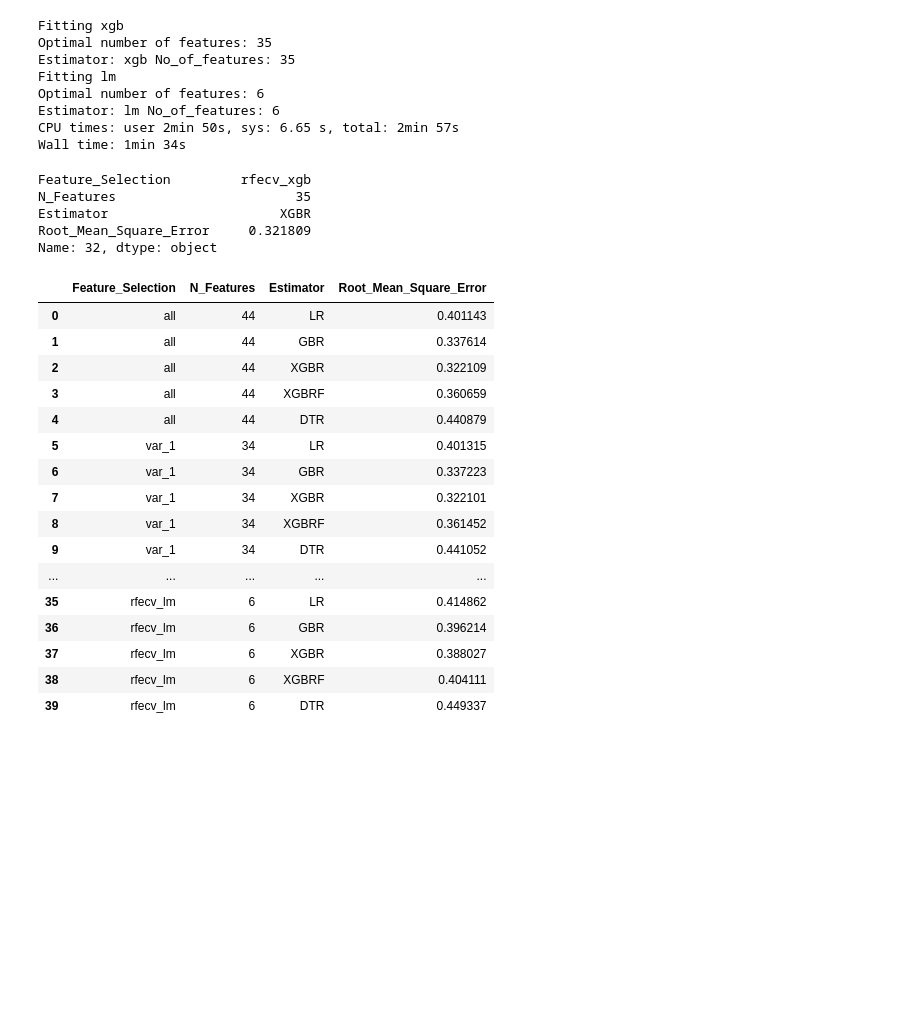
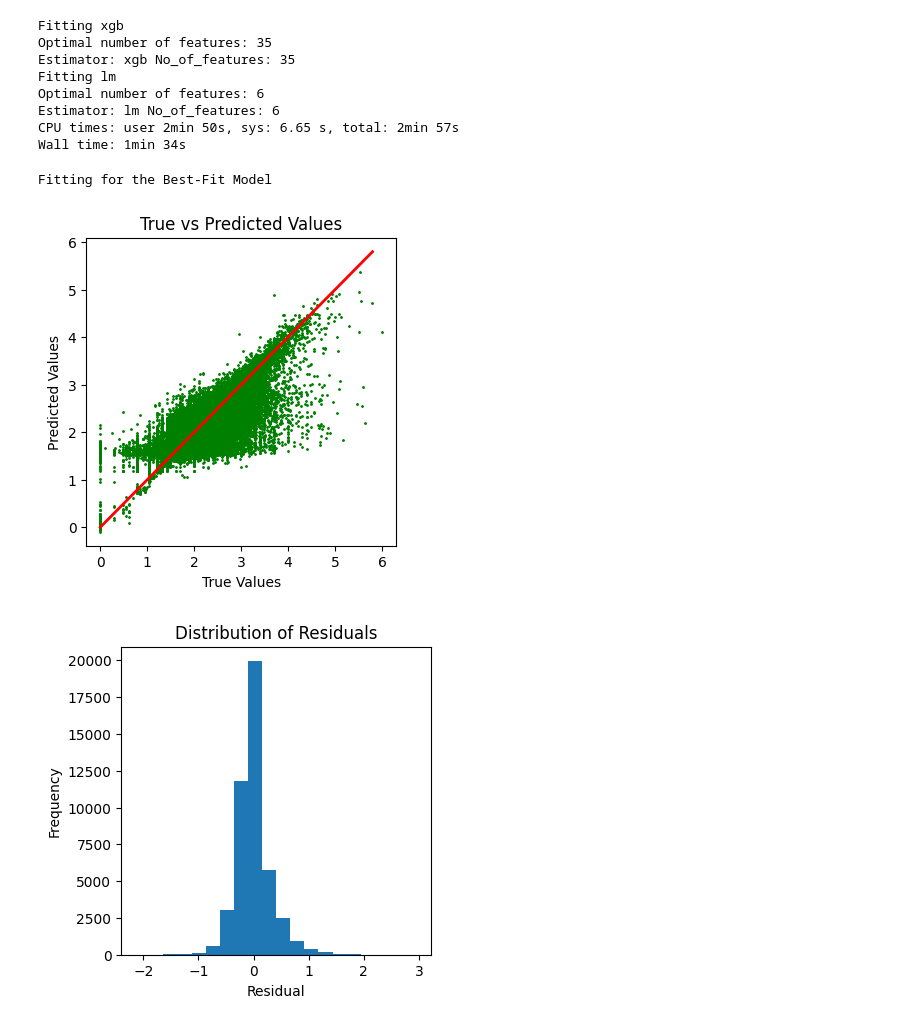
Before and after one commit to rmittalccs/ccs_pred_mod, a Jupyter notebook: ft_nsf.ipynb, the cells around one changed output. Saved outputs shown, nothing was run; the diff lists cells and outputs as text; code cells hidden in the pictures; blank space fills up the shorter version.

Commit message:
ft_nsf.ipynb: added two diagnostic plots

```diff
--- a/ft_nsf.ipynb
+++ b/ft_nsf.ipynb
@@ -429,7 +429,7 @@ if run:
     plt.title("Recursive Feature Elimination \nwith correlated features")
     plt.show()
 # %%
-run = True
+run = False
 if run:
     folds = 5
 
@@ -522,22 +522,23 @@ X = final[cols]
 y = m_giving_logp1
 X_train, X_test, y_train, y_test = train_test_split(X, y, test_size=0.3, random_state=123)
 results = model.fit(X_train, y_train)
+y_pred_train = results.predict(X_train)
+y_pred_test = results.predict(X_test)
+y_pred_all = results.predict(X)
 
 # save
-with open("bestfit_results_%s_%s.pkl" %(best_fit_algo_name, best_fit_feature_type),"wb") as f:
-    pickle.dump(results,f)
-with open("bestfit_model_%s_%s.pkl" %(best_fit_algo_name, best_fit_feature_type),"wb") as f:
-    pickle.dump(model,f)
+save=False
+if save:
+    with open("bestfit_results_%s_%s.pkl" %(best_fit_algo_name, best_fit_feature_type),"wb") as f:
+        pickle.dump(results,f)
+    with open("bestfit_model_%s_%s.pkl" %(best_fit_algo_name, best_fit_feature_type),"wb") as f:
+        pickle.dump(model,f)
+# %% [output]
+Fitting for the Best-Fit Model
 # %%
 #[(key, len(features[key]), key1, model_stats[key][key1]) for key in model_stats.keys() for key1 in model_stats[key].keys()]
-df.sort_values(["Root_Mean_Square_Error"])
+#df.sort_values(["Root_Mean_Square_Error"])
 #df
-# %% [output]
-Feature_Selection         rfecv_xgb
-N_Features                       35
-Estimator                      XGBR
-Root_Mean_Square_Error     0.321809
-Name: 32, dtype: object
 # %%
 run = False
 if run:
@@ -553,23 +554,36 @@ if run:
     results = model.fit(X_train, y_train)
     y_pred = results.predict(X_test)
     rmse = mean_squared_error(y_test, y_pred, squared=False)
-# %%
-df
-# %% [output]
-|  | Feature_Selection | N_Features | Estimator | Root_Mean_Square_Error |
-| 0 | all | 44 | LR | 0.401143 |
-| 1 | all | 44 | GBR | 0.337614 |
-| 2 | all | 44 | XGBR | 0.322109 |
-| 3 | all | 44 | XGBRF | 0.360659 |
-| 4 | all | 44 | DTR | 0.440879 |
-| 5 | var_1 | 34 | LR | 0.401315 |
-| 6 | var_1 | 34 | GBR | 0.337223 |
-| 7 | var_1 | 34 | XGBR | 0.322101 |
-| 8 | var_1 | 34 | XGBRF | 0.361452 |
-| 9 | var_1 | 34 | DTR | 0.441052 |
-| ... | ... | ... | ... | ... |
-| 35 | rfecv_lm | 6 | LR | 0.414862 |
-| 36 | rfecv_lm | 6 | GBR | 0.396214 |
-| 37 | rfecv_lm | 6 | XGBR | 0.388027 |
-| 38 | rfecv_lm | 6 | XGBRF | 0.404111 |
-| 39 | rfecv_lm | 6 | DTR | 0.449337 |
+# %%
+### Diagnostic Plots for the Best-Fit Model
+
+# Ground Truth vs Predicted
+colors = cm.prism(np.linspace(0, 1, len(model_pred.keys())))
+plt.figure(figsize=(4, 4))
+i=0
+for key in model_pred.keys():
+    #print(key, colors[i])
+    #plt.scatter(y_test, model_pred[key]["XGBR"], color=colors[i], alpha=0.5, s=0.3)
+    plt.scatter(y, y_pred_all, color='green', alpha=0.5, s=0.3)
+#    plt.scatter(y_train, y_pred_train, color='blue', alpha=0.5, s=0.3)
+#    plt.scatter(y_test, y_pred_test, color='red', alpha=0.5, s=0.3)
+    i += 1
+#plt.scatter(y_test, y_pred_nick, color='green', alpha=0.5, s=0.3)
+plt.plot([y_test.min(), y_test.max()], [y_test.min(), y_test.max()], color='red', linewidth=2)
+plt.xlabel('True Values')
+plt.ylabel('Predicted Values')
+plt.title('True vs Predicted Values')
+plt.show()
+
+# Residuals
+residuals = y_test - y_pred_test
+
+plt.figure(figsize=(4, 4))
+plt.hist(residuals, bins=20)
+plt.xlabel('Residual')
+plt.ylabel('Frequency')
+plt.title('Distribution of Residuals')
+plt.show()
+# %% [output]
+[figure, added]
+[figure, added]
```
